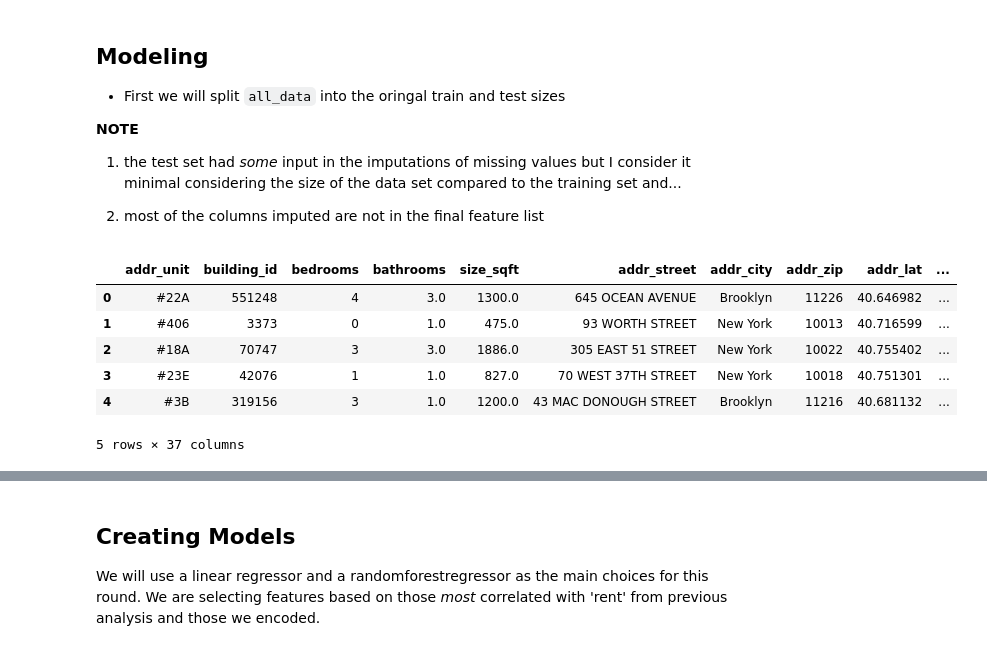
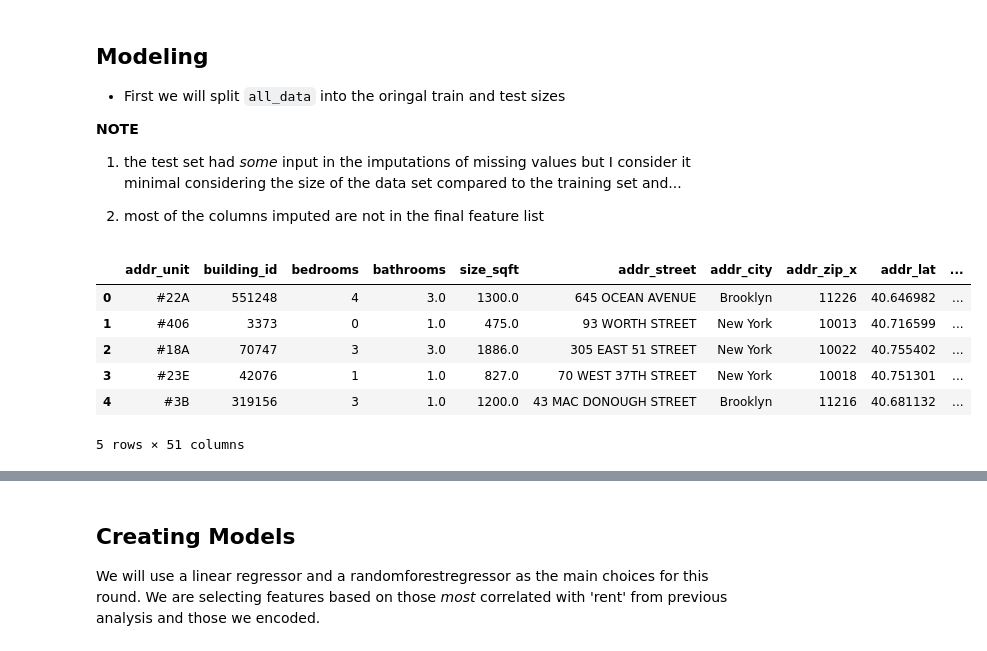
Before and after one commit to Ilroy/DS_Final_Project, a Jupyter notebook: Training_Testing_Master-Final.ipynb, the cells around one changed output, grey strips where cells are left out. Cells and saved outputs as stored; diff of their text form; code cells hidden in the pictures.

```diff
--- a/Training_Testing_Master-Final.ipynb
+++ b/Training_Testing_Master-Final.ipynb
@@ -31,6 +31,7 @@ Lets load our data into dataframes and observe the first few rows
 
 train_df = pd.read_csv('Datasets/SE_rents2018_train.csv')
 test_df = pd.read_csv('Datasets/SE_rents2018_test1.csv')
+schools_df = pd.read_csv('Datasets/best_schools_neigh.csv')
 # %%
 train_df.head()
 # %% [output]
@@ -770,0 +776,2 @@ Name: neighborhood, dtype: object
+# %%
+merged_all_df = all_data_df.merge(right=schools_df,how='left',on='borough').drop('Unnamed: 0',axis=1)
@@ -780,18 +799,18 @@ Name: neighborhood, dtype: object
 # %%
 # split train and test sets
 
-train = all_data_df[:ntrain_df]
-test = all_data_df[ntrain_df:]
+train = merged_all_df[:ntrain_df]
+test = merged_all_df[ntrain_df:]
 
 train.head()
 # %% [output]
-|  | addr_unit | building_id | bedrooms | bathrooms | size_sqft | addr_street | addr_city | addr_zip | addr_lat | ... |
+|  | addr_unit | building_id | bedrooms | bathrooms | size_sqft | addr_street | addr_city | addr_zip_x | addr_lat | ... |
 | 0 | #22A | 551248 | 4 | 3.0 | 1300.0 | 645 OCEAN AVENUE | Brooklyn | 11226 | 40.646982 | ... |
 | 1 | #406 | 3373 | 0 | 1.0 | 475.0 | 93 WORTH STREET | New York | 10013 | 40.716599 | ... |
 | 2 | #18A | 70747 | 3 | 3.0 | 1886.0 | 305 EAST 51 STREET | New York | 10022 | 40.755402 | ... |
 | 3 | #23E | 42076 | 1 | 1.0 | 827.0 | 70 WEST 37TH STREET | New York | 10018 | 40.751301 | ... |
 | 4 | #3B | 319156 | 3 | 1.0 | 1200.0 | 43 MAC DONOUGH STREET | Brooklyn | 11216 | 40.681132 | ... |
-5 rows × 37 columns
+5 rows × 51 columns
 # %%
 test.head()
 # %% [output]
```
Also changed, not shown: parts of 38 cells of this notebook, 2 other files.
